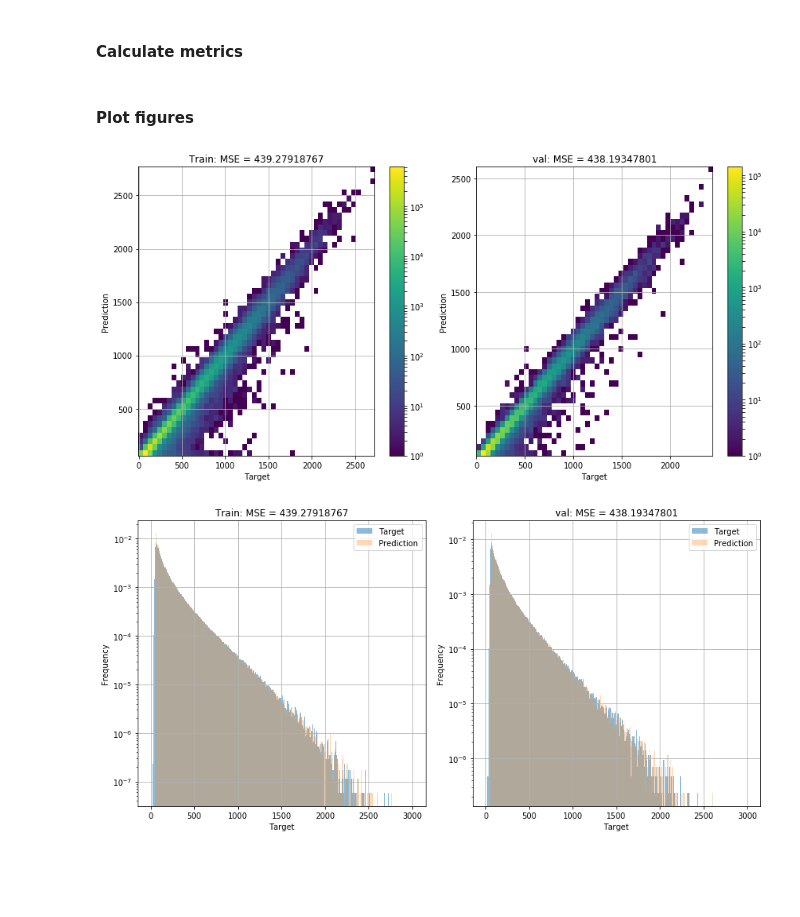
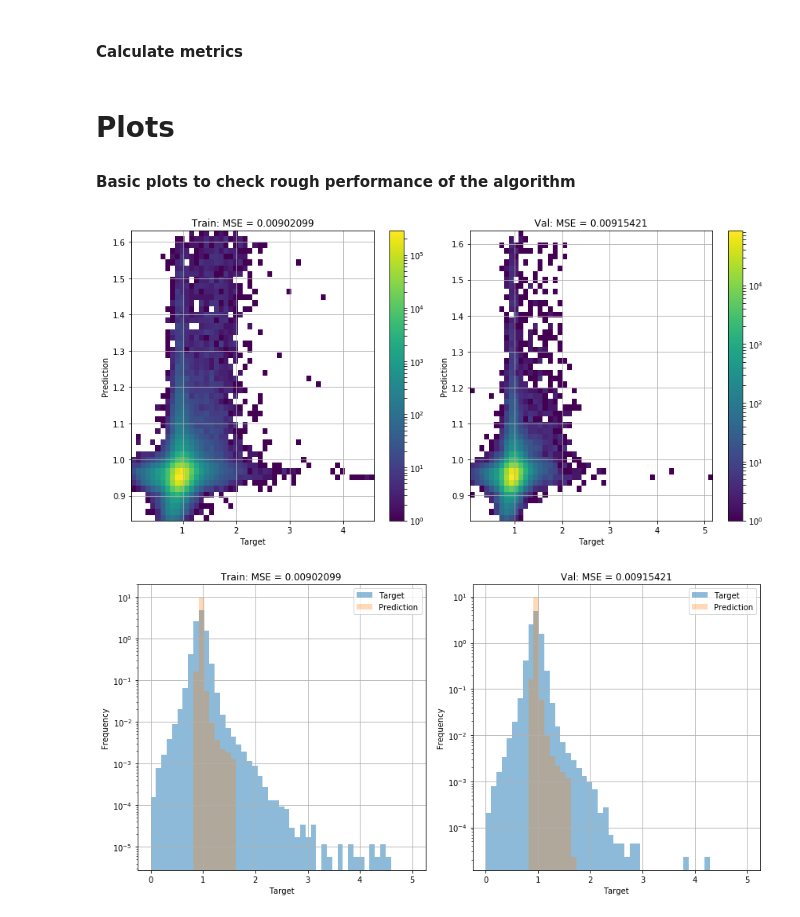
Before and after one commit to MLBasedJEC/DeepJEC, a Jupyter notebook: train_cnn.ipynb, the cells around one changed output. Cells and saved outputs as stored; diff of their text form; code cells hidden in the pictures; blank space fills up the shorter version.

Commit message:
Updated to train on the jet response

```diff
--- a/train_cnn.ipynb
+++ b/train_cnn.ipynb
@@ -75,7 +75,7 @@ layer = Dropout(0.08)(layer)
 output_layer = Dense(1, activation='linear', name='main_output')(layer)
 model = Model(inputs=[input_layer,jet_pt_input,jet_eta_input], outputs=output_layer)
 
-model.compile(optimizer='adam', loss='mse', metrics=['accuracy','mse','msle'])
+model.compile(optimizer='adam', loss='mse', metrics=['mape','msle'])
 model.summary()
 # %% [output]
 __________________________________________________________________________________________________
@@ -104,15 +104,15 @@ SVG(model_to_dot(model).create(prog='dot', format='svg'))
 # %%
 from keras.callbacks import EarlyStopping, ModelCheckpoint
 early_stopping = EarlyStopping(monitor='val_loss', patience=10)
-checkpoint = ModelCheckpoint('models/'+radius+'/'+model_name+'_epoch{epoch:02d}_loss{val_loss:.2f}.h5',
-                             monitor='val_loss', period=5)
+checkpoint = ModelCheckpoint('models/'+radius+'/'+model_name+'_epoch{epoch:02d}_valloss{val_loss:.4f}.h5',
+                             monitor='val_loss', save_best_only=True)
 bs=256
 # %% [markdown]
 ### Train the model
 # %%
 start = time.clock()
-history = model.fit([jet_images_train, df_jets_train['jet_pt'], df_jets_train['jet_eta']],  df_jets_train['gen_pt'],
-                    validation_data=([jet_images_val, df_jets_val['jet_pt'], df_jets_val['jet_eta']], df_jets_val['gen_pt']),
+history = model.fit([jet_images_train, df_jets_train['jet_pt'], df_jets_train['jet_eta']], df_jets_train['jet_resp'],
+                    validation_data=([jet_images_val, df_jets_val['jet_pt'], df_jets_val['jet_eta']], df_jets_val['jet_resp']),
                     epochs=400, batch_size=bs, verbose=1, callbacks=[early_stopping, checkpoint])
 end = time.clock()
 
@@ -161,10 +161,10 @@ plt.savefig('plots/{}/train_val_loss_{}_{}.pdf'.format(radius, radius, model_nam
 # %% [markdown]
 #### Make predictions
 # %%
-true_train = df_jets_train['gen_pt']
+true_train = df_jets_train['jet_resp']
 pred_train = model.predict([jet_images_train, df_jets_train['jet_pt'], df_jets_train['jet_eta']])
 
-true_val = df_jets_val['gen_pt']
+true_val = df_jets_val['jet_resp']
 pred_val = model.predict([jet_images_val, df_jets_val['jet_pt'], df_jets_val['jet_eta']])
 # %% [markdown]
 #### Calculate metrics
@@ -176,5 +176,6 @@ mse_val = mean_squared_error(true_val, pred_val)
 
 residual_train = (true_train - pred_train[:,0])/true_train
 residual_val = (true_val - pred_val[:,0])/true_val
-# %% [markdown]
-#### Plot figures
+# %% [markdown]
+# Plots
+#### Basic plots to check rough performance of the algorithm
@@ -200,35 +204,35 @@ plt.colorbar()
 plt.tight_layout()
 plt.show()
 # %% [output]
-[figure, old version]
+[figure, new version]
 # %%
-bins = np.linspace(0, 3000, 300)
+bins = np.linspace(0,5,50)
 plt.figure(figsize=(12,6))
 
 plt.subplot(1,2,1)
 plt.grid()
 plt.hist(true_train, bins, label='Target', alpha=0.5, normed=True)
 plt.hist(pred_train, bins, label='Prediction', alpha=0.3, normed=True)
 plt.xlabel('Target')
 plt.ylabel('Frequency')
 plt.yscale('log')
 plt.title('Train: MSE = {:.8f}'.format(mse_train))
 plt.legend()
 
 plt.subplot(1,2,2)
 plt.grid()
 plt.hist(true_val, bins, label='Target', alpha=0.5, normed=True)
 plt.hist(pred_val, bins, label='Prediction', alpha=0.3, normed=True)
 plt.xlabel('Target')
 plt.ylabel('Frequency')
 plt.yscale('log')
 plt.title('Val: MSE = {:.8f}'.format(mse_val))
 plt.legend()
 
 plt.tight_layout()
 plt.show()
 # %% [output]
-[figure, old version]
+[figure, new version]
 # %%
 bins = np.linspace(-20, 20, 40)
 plt.figure(figsize=(12,6))
```
Also changed, not shown: parts of 13 cells of this notebook, 2 other files.
